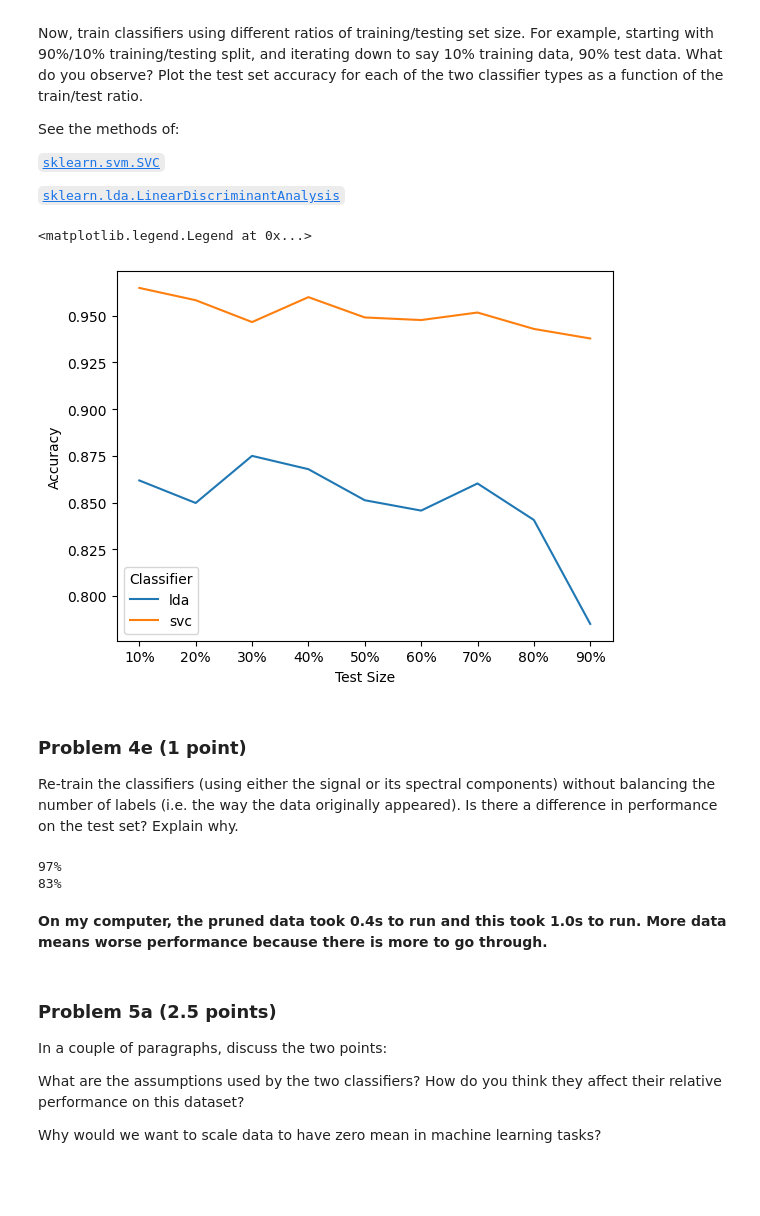
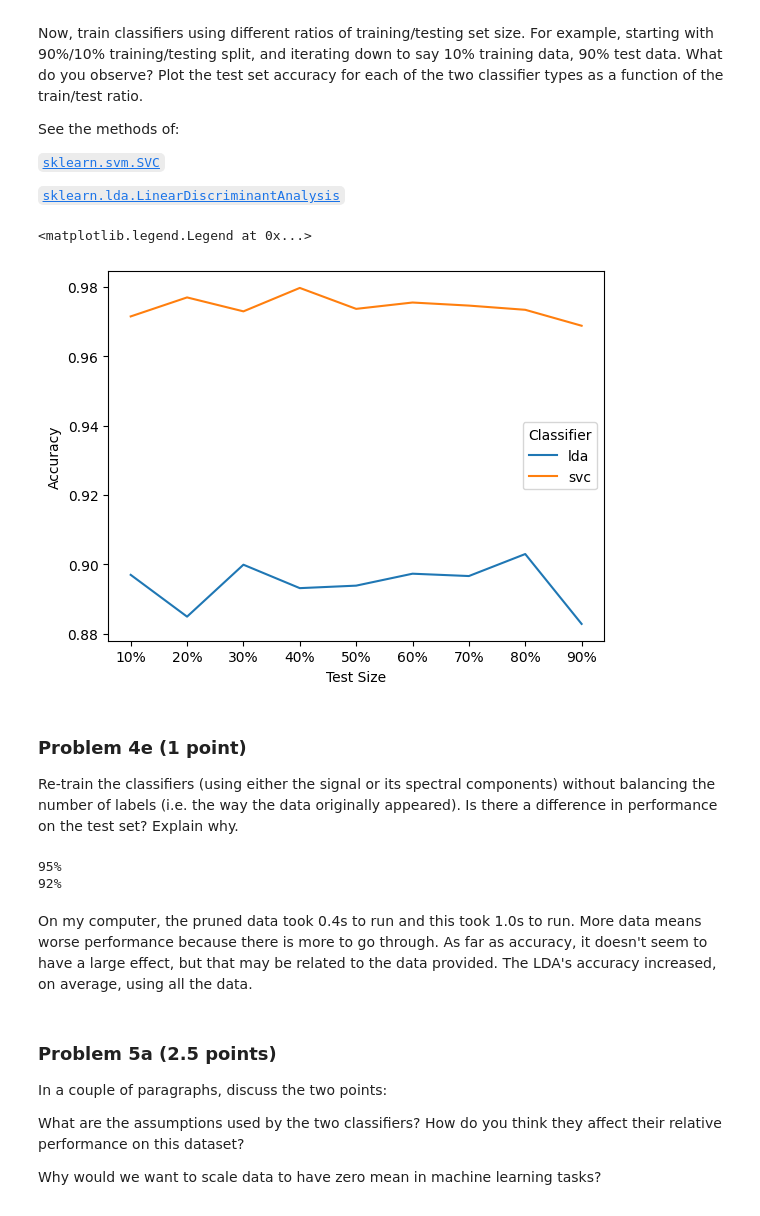
Before and after one commit to thelasteiko/neural-comp, a Jupyter notebook: neural-classy/main2.ipynb, the cells around one changed output. Saved outputs shown, nothing was run; the diff lists cells and outputs as text; code cells hidden in the pictures; blank space fills up the shorter version.

```diff
--- a/neural-classy/main2.ipynb
+++ b/neural-classy/main2.ipynb
@@ -378,8 +378,8 @@ See:
 random_state = np.random.default_rng().integers(0, 42)
 print(random_state)
 # using y_fft for both works because the norm data and fft data derives from the same rows and is in the same order
-X_train_norm, X_test_norm, y_train_norm, y_test_norm = model_selection.train_test_split(X_norm_pruned, y_fft, test_size=0.25, random_state=random_state)
-X_train_fft, X_test_fft, y_train_fft, y_test_fft = model_selection.train_test_split(X_fft, y_fft, test_size=0.25, random_state=random_state)
+X_train_norm, X_test_norm, y_train_norm, y_test_norm = model_selection.train_test_split(X_norm_pruned, y_fft, test_size=0.2, random_state=random_state)
+X_train_fft, X_test_fft, y_train_fft, y_test_fft = model_selection.train_test_split(X_fft, y_fft, test_size=0.2, random_state=random_state)
 
 X_train_norm = np.abs(X_train_norm)
 X_test_norm = np.abs(X_test_norm)
@@ -493,36 +493,36 @@ results = {
   'lda': [],
   'svc': []
 }
 
 for test_size in np.arange(0.1, 1.0, 0.1):
-  X_train, X_test, y_train, y_test = model_selection.train_test_split(X_norm_pruned, y_fft, test_size=test_size)
-  #X_train, X_test, y_train, y_test = model_selection.train_test_split(X_fft, y_fft, test_size=test_size)
+  #X_train, X_test, y_train, y_test = model_selection.train_test_split(X_norm_pruned, y_fft, test_size=test_size)
+  X_train, X_test, y_train, y_test = model_selection.train_test_split(X_fft, y_fft, test_size=test_size)
 
   X_train = np.abs(X_train)
   X_test = np.abs(X_test)
 
   svc = svm.SVC()
   lda = discriminant_analysis.LinearDiscriminantAnalysis()
 
   svc.fit(X_train, y_train)
   lda.fit(X_train, y_train)
 
   pred_svc = svc.predict(X_test)
   pred_lda = lda.predict(X_test)
 
   results['test_size'].append("{:.0%}".format(test_size))
   results['lda'].append(metrics.accuracy_score(y_test, pred_lda))
   results['svc'].append(metrics.accuracy_score(y_test, pred_svc))
 
 # plot
 plt.plot('test_size', 'lda', data=results)
 plt.plot('test_size', 'svc', data=results)
 plt.xlabel('Test Size')
 plt.ylabel('Accuracy')
 plt.legend(title='Classifier')
 # %% [output]
 <matplotlib.legend.Legend at 0x...>
-[figure, old version]
+[figure, new version]
 # %% [markdown]
 ### Problem 4e (1 point)
 
@@ -531,6 +531,10 @@ Re-train the classifiers (using either the signal or its spectral components) wi
 X_train, X_test, y_train, y_test = model_selection.train_test_split(X, y, test_size=0.25)
 svc = svm.SVC()
 lda = discriminant_analysis.LinearDiscriminantAnalysis()
+
+X_train = np.abs(X_train)
+X_test = np.abs(X_test)
+
 svc.fit(X_train, y_train)
 lda.fit(X_train, y_train)
 
@@ -540,10 +544,10 @@ pred_lda = lda.predict(X_test)
 classification_accuracy1(pred_svc, y_test)
 classification_accuracy1(pred_lda, y_test)
 # %% [output]
-97%
-83%
+95%
+92%
 # %% [markdown]
-**On my computer, the pruned data took 0.4s to run and this took 1.0s to run. More data means worse performance because there is more to go through.**
+On my computer, the pruned data took 0.4s to run and this took 1.0s to run. More data means worse performance because there is more to go through. As far as accuracy, it doesn't seem to have a large effect, but that may be related to the data provided. The LDA's accuracy increased, on average, using all the data.
 # %% [markdown]
 ### Problem 5a (2.5 points)
 
```
Also changed, not shown: parts of 11 cells of this notebook.
